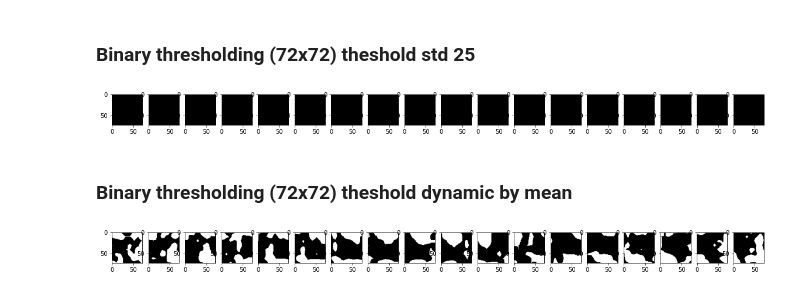
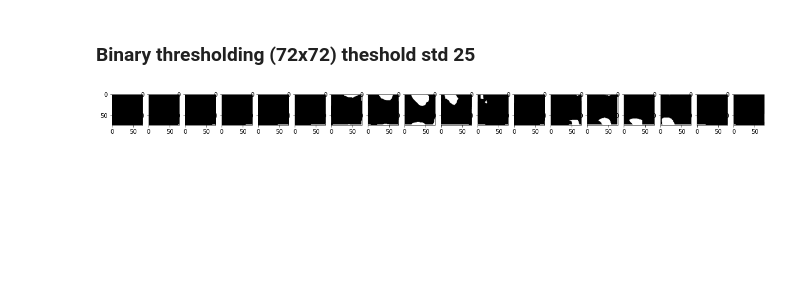
Before and after one commit to dekearthsa/project_js_ai, a Jupyter notebook: main.ipynb, the cells around one changed output. Cells and saved outputs as stored; diff of their text form; code cells hidden in the pictures; blank space fills up the shorter version.

```diff
--- a/main.ipynb
+++ b/main.ipynb
@@ -266,38 +313,78 @@ for idx,charts in enumerate(axes):
 # %% [markdown]
 ### Binary thresholding (72x72) theshold std 25 ###
 # %%
-# set_np_array[0]
+cut_off = 64
+
+textFile = open("./one_subject_entering_frame.txt")
+text_file = textFile.read()
+array_number = text_file.split(",")
+
+array_number = [int(i) / 256 for i in array_number]
+
+set_np_array = []
+dump_array = []
+count_cut_off = 1
+
+for i in array_number:
+    if count_cut_off > cut_off:
+        count_cut_off = 1
+        dump_np_array = np.array(dump_array)
+        dump_np_array = dump_np_array.reshape(8,8)
+        set_np_array.append(dump_np_array)
+        dump_array = []
+    else:
+        count_cut_off = count_cut_off + 1
+        dump_array.append(i + 5)
+
 
 set_resize_array = []
 set_image_bin = []
 
 zoom_factor = 9
 zoomed_image = zoom(set_np_array[0], zoom_factor, order=1)
 
 for set_re_size_img in set_np_array:
         zoomed_image = zoom(set_re_size_img, zoom_factor, order=1)
         set_resize_array.append(np.array(zoomed_image))
         # print("\n", zoomed_image)
 
+
+filter_img_data = []
+
+filter_kernel = np.array([[0,-1,0],
+                          [-1,15,-1],
+                          [0,-1,0]])
+
 for frame in set_resize_array:
+        grad = signal.convolve2d(frame, filter_kernel, boundary='fill', mode='same')
+        filter_img_data.append(grad)
+
+
+# fig, axes = plt.subplots(1,18, figsize=(20,20))
+# for idx,charts in enumerate(axes):
+#         charts.imshow(filter_img_data[idx])
+
+for frame in filter_img_data:
     flatten_list = list(chain.from_iterable(frame))
     # set_std_each_frame.append(stdev(flatten_list))
-    set_std = stdev(flatten_list)
+    frame_mean = mean(flatten_list)
+    frame_std = stdev(flatten_list)
+    maxima = max(flatten_list)
+    thres = maxima - 4 * frame_std
+    thres = thres if (thres >= 25) else 25
+
     set_frame = []
 
     for temp in flatten_list:
-        cal_std_temp = temp - (4 * set_std)
-        if cal_std_temp >= 25:
+        if temp >= thres:
             set_frame.append(255)
         else:
             set_frame.append(0)
     set_np_array = np.array(set_frame)
     set_image_bin.append(set_np_array.reshape(72,72))
+
+fig, axes = plt.subplots(1,18, figsize=(20,20))
+for idx,charts in enumerate(axes):
+        charts.imshow(set_image_bin[idx], cmap="gray")
+# %% [output]
+[figure, added]
-# %%
-fig, axes = plt.subplots(1,18, figsize=(20,20))
-for idx,charts in enumerate(axes):
-        charts.imshow(set_image_bin[idx], cmap="gray")
-# %% [output]
-[figure, removed]
-# %% [markdown]
-### Binary thresholding (72x72) theshold dynamic by mean ###
@@ -355,6 +390,0 @@ for frame in set_resize_array:
-# %%
-fig, axes = plt.subplots(1,18, figsize=(20,20))
-for idx,charts in enumerate(axes):
-        charts.imshow(set_image_bin[idx], cmap="gray")
-# %% [output]
-[figure, removed]
```
Also changed, not shown: parts of 7 cells of this notebook.
